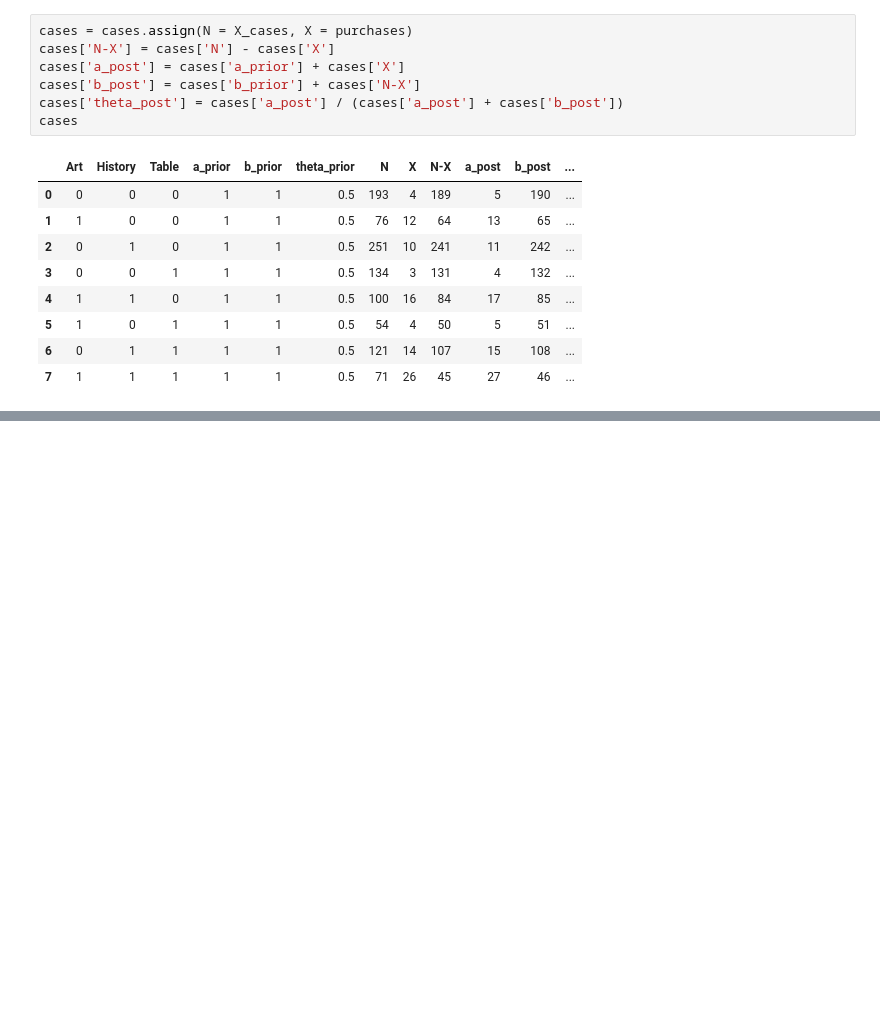
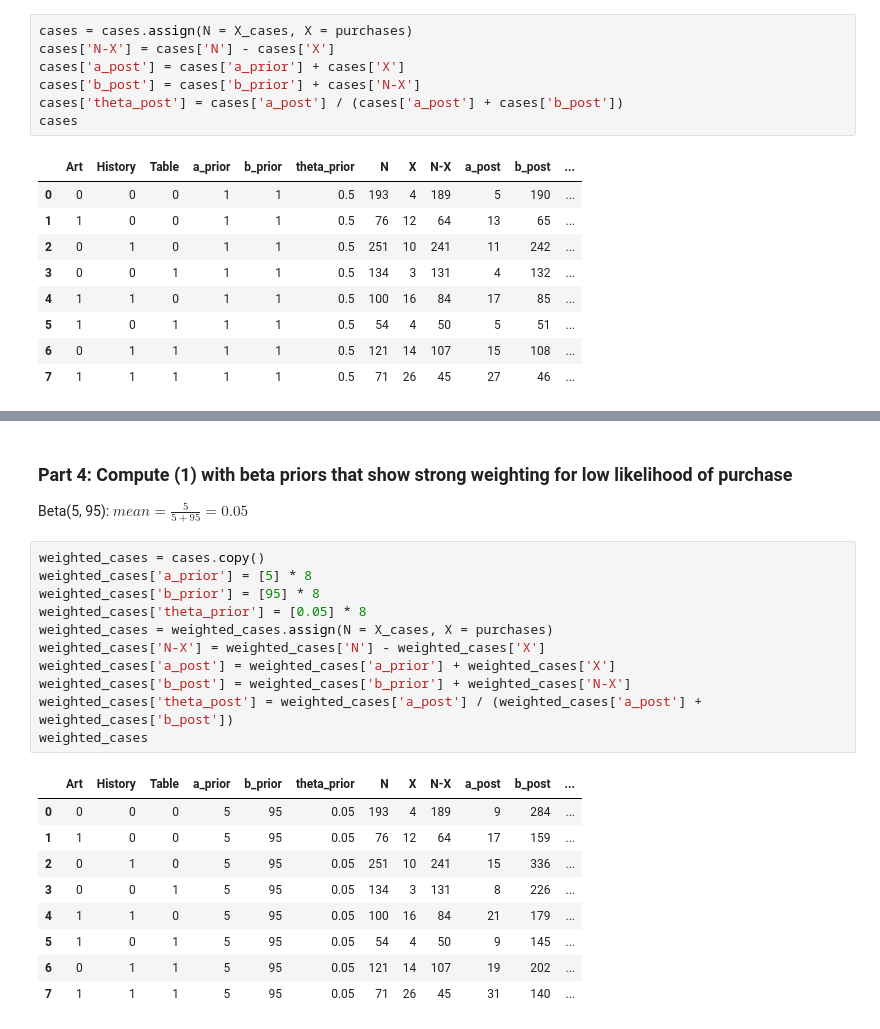
Before and after one commit to hyunsuk-ko/DS6040-BayesianML, a Jupyter notebook: HW/1/hw1_q4.ipynb, the cells around one changed output, grey strips where cells are left out. Saved outputs shown, nothing was run; the diff lists cells and outputs as text; blank space fills up the shorter version.

```diff
--- a/HW/1/hw1_q4.ipynb
+++ b/HW/1/hw1_q4.ipynb
@@ -192,0 +219,25 @@ cases
+# %% [markdown]
+### Part 4: Compute (1) with beta priors that show strong weighting for low likelihood of purchase
+
+Beta(5, 95): $mean = \frac{5}{5+95} = 0.05$
+# %%
+weighted_cases = cases.copy()
+weighted_cases['a_prior'] = [5] * 8
+weighted_cases['b_prior'] = [95] * 8
+weighted_cases['theta_prior'] = [0.05] * 8
+weighted_cases = weighted_cases.assign(N = X_cases, X = purchases)
+weighted_cases['N-X'] = weighted_cases['N'] - weighted_cases['X']
+weighted_cases['a_post'] = weighted_cases['a_prior'] + weighted_cases['X']
+weighted_cases['b_post'] = weighted_cases['b_prior'] + weighted_cases['N-X']
+weighted_cases['theta_post'] = weighted_cases['a_post'] / (weighted_cases['a_post'] + weighted_cases['b_post'])
+weighted_cases
+# %% [output]
+|  | Art | History | Table | a_prior | b_prior | theta_prior | N | X | N-X | a_post | b_post | ... |
+| 0 | 0 | 0 | 0 | 5 | 95 | 0.05 | 193 | 4 | 189 | 9 | 284 | ... |
+| 1 | 1 | 0 | 0 | 5 | 95 | 0.05 | 76 | 12 | 64 | 17 | 159 | ... |
+| 2 | 0 | 1 | 0 | 5 | 95 | 0.05 | 251 | 10 | 241 | 15 | 336 | ... |
+| 3 | 0 | 0 | 1 | 5 | 95 | 0.05 | 134 | 3 | 131 | 8 | 226 | ... |
+| 4 | 1 | 1 | 0 | 5 | 95 | 0.05 | 100 | 16 | 84 | 21 | 179 | ... |
+| 5 | 1 | 0 | 1 | 5 | 95 | 0.05 | 54 | 4 | 50 | 9 | 145 | ... |
+| 6 | 0 | 1 | 1 | 5 | 95 | 0.05 | 121 | 14 | 107 | 19 | 202 | ... |
+| 7 | 1 | 1 | 1 | 5 | 95 | 0.05 | 71 | 26 | 45 | 31 | 140 | ... |
```
Also changed, not shown: parts of 6 cells of this notebook, 2 other files.
